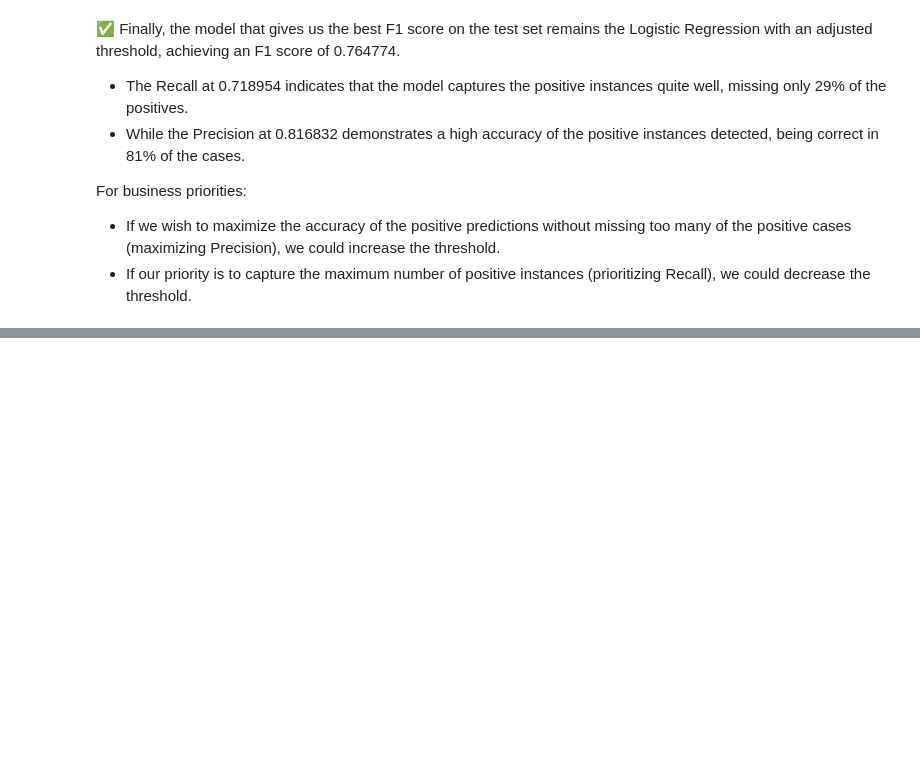
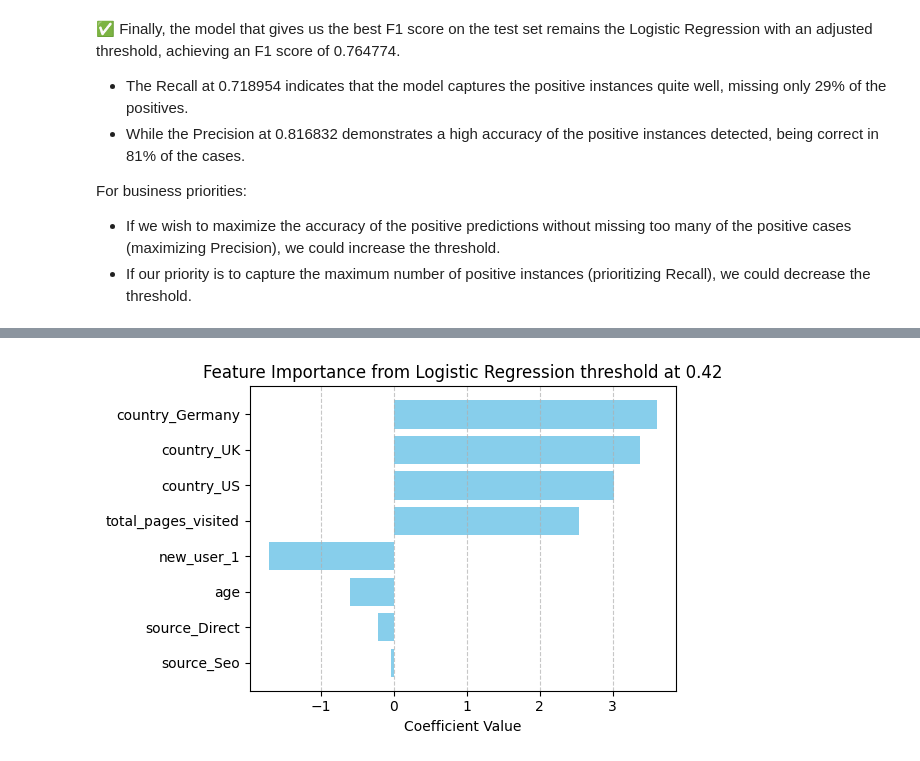
Before and after one commit to myriamgoyet/supervised-ML--conversion-rate, a Jupyter notebook: conversion_rate_project.ipynb, the cells around one changed output, grey strips where cells are left out. Saved outputs shown, nothing was run; the diff lists cells and outputs as text; code cells hidden in the pictures; blank space fills up the shorter version.

```diff
--- a/conversion_rate_project.ipynb
+++ b/conversion_rate_project.ipynb
@@ -2981,0 +3071,25 @@ For business priorities:
+# %%
+one_hot_feature_names = featureencoder.named_transformers_['cat'].get_feature_names_out(categorical_features)
+scaled_feature_names = numerical_features
+
+# Combiner les noms des colonnes
+feature_names = list(one_hot_feature_names) + scaled_feature_names
+
+feature_importance = (pd.DataFrame({
+    'Feature': feature_names,
+    'Coef': model.coef_[0]})
+).sort_values(by='Coef', ascending=False, key=abs)
+
+# Create a bar chart
+plt.figure(figsize=(6, 4))  # Set the figure size
+plt.barh(feature_importance['Feature'], feature_importance['Coef'], color='skyblue')
+plt.xlabel('Coefficient Value')
+plt.title('Feature Importance from Logistic Regression threshold at 0.42')
+plt.gca().invert_yaxis()  # Invert y-axis to have the most important feature on top
+plt.grid(axis='x', linestyle='--', alpha=0.7)
+
+# Show the plot
+plt.tight_layout()
+plt.show()
+# %% [output]
+[figure, added]
```
Also changed, not shown: parts of 4 cells of this notebook.
